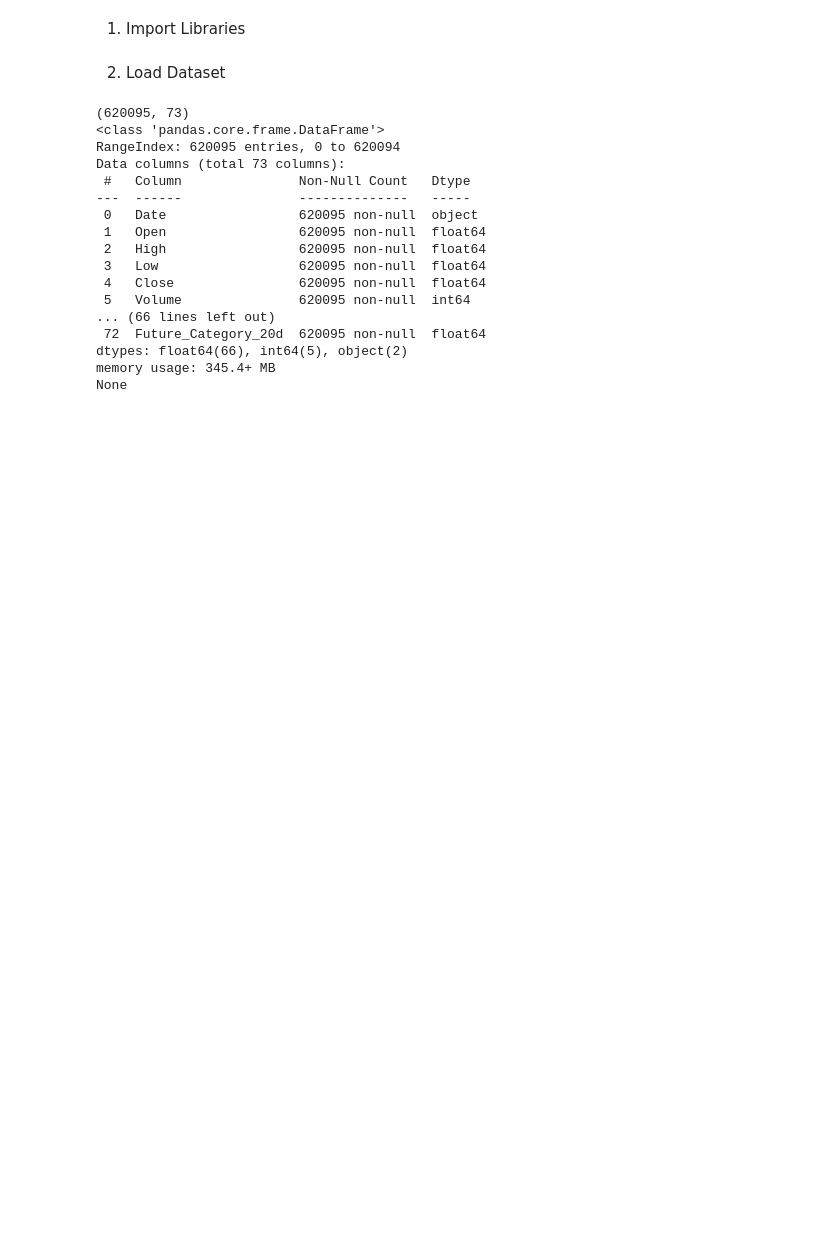
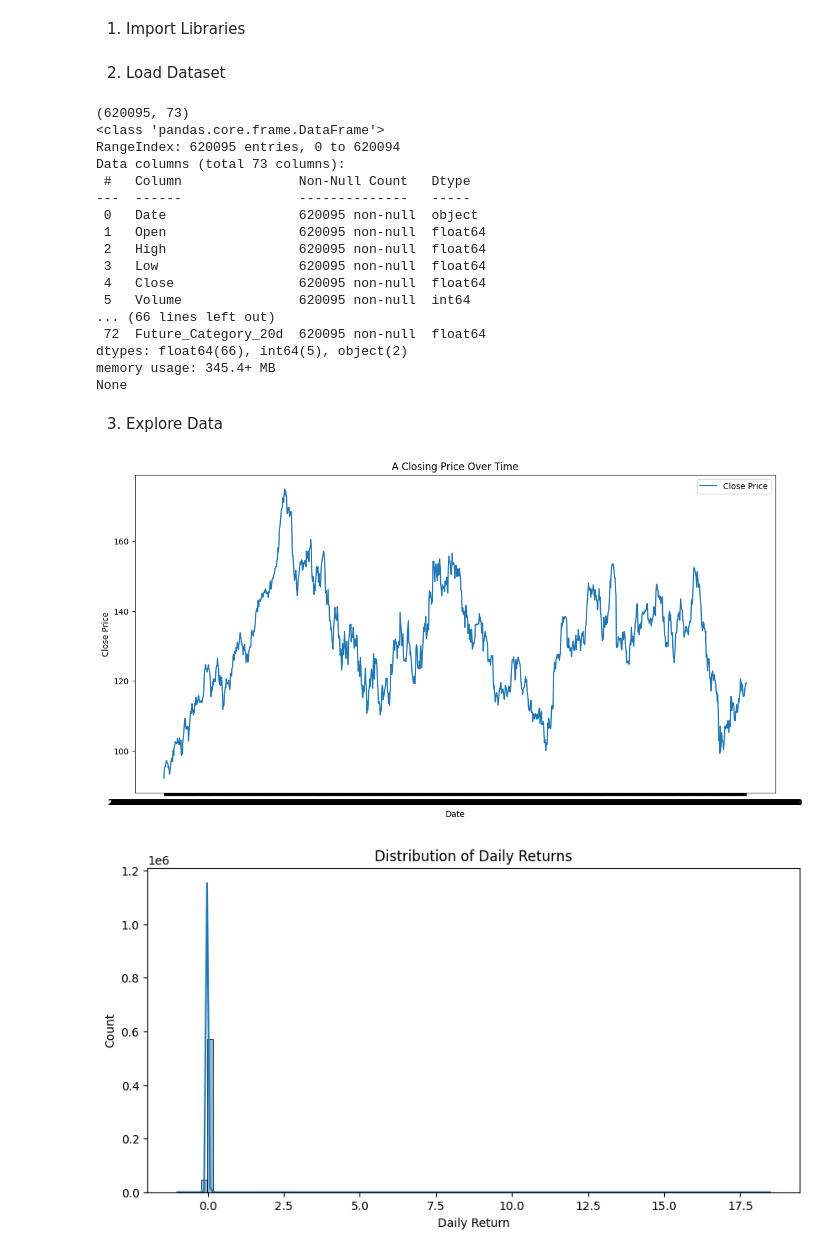
Before and after one commit to dinraj910/Stock-Price-Prediction-with-ANN, a Jupyter notebook: notebook/StockMovement_ANN.ipynb, the cells around one changed output. Cells and saved outputs as stored; diff of their text form; code cells hidden in the pictures; blank space fills up the shorter version.

```diff
--- a/notebook/StockMovement_ANN.ipynb
+++ b/notebook/StockMovement_ANN.ipynb
@@ -47,3 +47,26 @@ Data columns (total 73 columns):
 dtypes: float64(66), int64(5), object(2)
 memory usage: 345.4+ MB
 None
+# %% [markdown]
+3. Explore Data
+# %%
+ticker = df['Ticker'].unique()[0]
+sample = df[df['Ticker'] == ticker].sort_values('Date')
+
+plt.figure(figsize=(14, 7))
+plt.plot(sample['Date'], sample['Close'], label='Close Price')
+plt.title(f"{ticker} Closing Price Over Time")
+plt.xlabel("Date")
+plt.ylabel("Close Price")
+plt.legend()
+plt.show()
+
+df['return'] = df['Close'].pct_change()
+plt.figure(figsize=(10, 5))
+sns.histplot(df['return'].dropna(), bins=100, kde=True)
+plt.title("Distribution of Daily Returns")
+plt.xlabel("Daily Return")
+plt.show()
+# %% [output]
+[figure, added]
+[figure, added]
```
